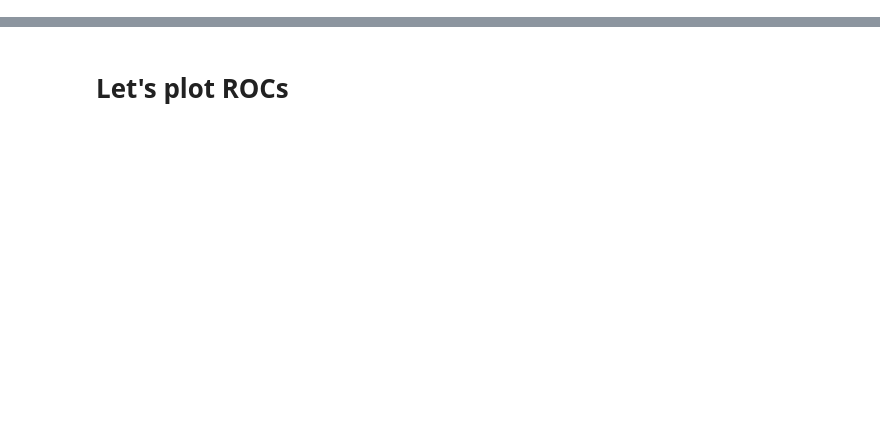
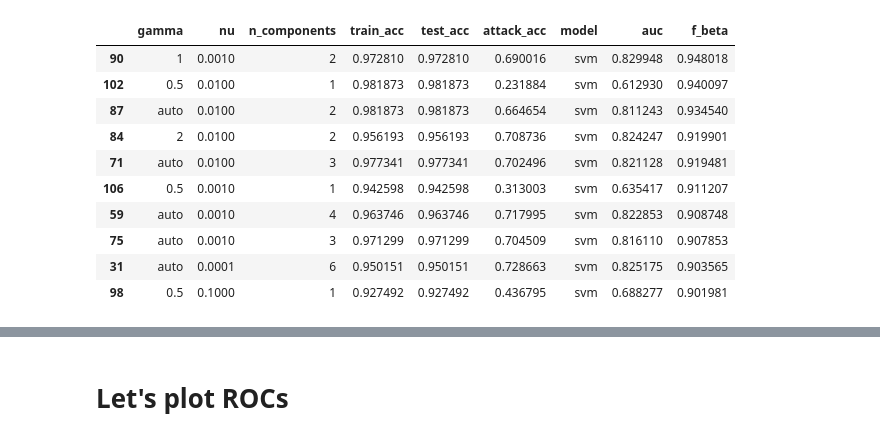
Before and after one commit to livepeer/verification-classifier, a Jupyter notebook: data-analysis/notebooks/Unsupervised_predicted_model.ipynb, the cells around one changed output, grey strips where cells are left out. Drawn from its saved outputs; the diff is of its cells as text; code cells hidden in the pictures; blank space fills up the shorter version.

```diff
--- a/data-analysis/notebooks/Unsupervised_predicted_model.ipynb
+++ b/data-analysis/notebooks/Unsupervised_predicted_model.ipynb
@@ -171,2 +233,14 @@ for n in reversed(range(1,x_test.shape[1]+1)):
 # %%
-svm_results.sort_values('auc', ascending=False).head(10)
+svm_results.sort_values('f_beta', ascending=False).head(10)
+# %% [output]
+|  | gamma | nu | n_components | train_acc | test_acc | attack_acc | model | auc | f_beta |
+| 90 | 1 | 0.0010 | 2 | 0.972810 | 0.972810 | 0.690016 | svm | 0.829948 | 0.948018 |
+| 102 | 0.5 | 0.0100 | 1 | 0.981873 | 0.981873 | 0.231884 | svm | 0.612930 | 0.940097 |
+| 87 | auto | 0.0100 | 2 | 0.981873 | 0.981873 | 0.664654 | svm | 0.811243 | 0.934540 |
+| 84 | 2 | 0.0100 | 2 | 0.956193 | 0.956193 | 0.708736 | svm | 0.824247 | 0.919901 |
+| 71 | auto | 0.0100 | 3 | 0.977341 | 0.977341 | 0.702496 | svm | 0.821128 | 0.919481 |
+| 106 | 0.5 | 0.0010 | 1 | 0.942598 | 0.942598 | 0.313003 | svm | 0.635417 | 0.911207 |
+| 59 | auto | 0.0010 | 4 | 0.963746 | 0.963746 | 0.717995 | svm | 0.822853 | 0.908748 |
+| 75 | auto | 0.0010 | 3 | 0.971299 | 0.971299 | 0.704509 | svm | 0.816110 | 0.907853 |
+| 31 | auto | 0.0001 | 6 | 0.950151 | 0.950151 | 0.728663 | svm | 0.825175 | 0.903565 |
+| 98 | 0.5 | 0.1000 | 1 | 0.927492 | 0.927492 | 0.436795 | svm | 0.688277 | 0.901981 |
```
Also changed, not shown: parts of 18 cells of this notebook.
